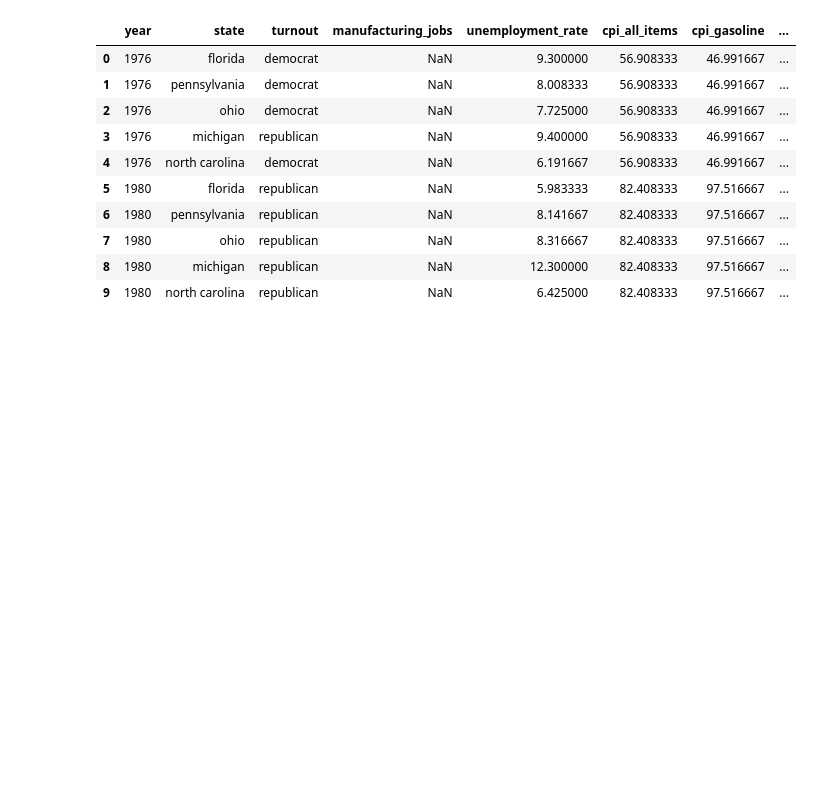
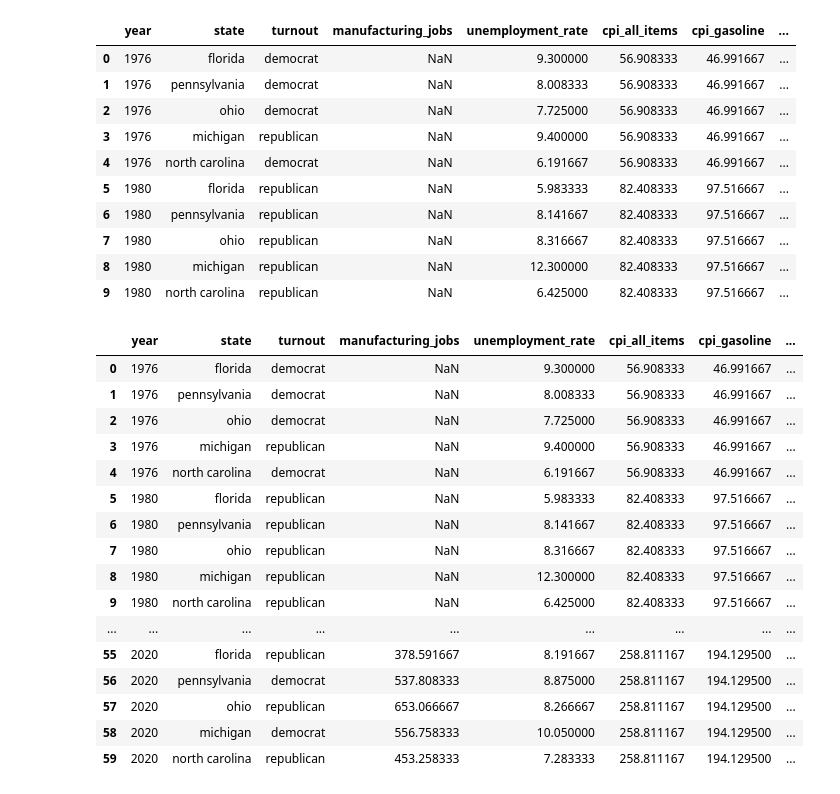
Before and after one commit to pndang/MATH189, a Jupyter notebook: Project/elections-analysis.ipynb, the cells around one changed output. Cells and saved outputs as stored; diff of their text form; code cells hidden in the pictures; blank space fills up the shorter version.

```diff
--- a/Project/elections-analysis.ipynb
+++ b/Project/elections-analysis.ipynb
@@ -465,7 +465,7 @@ test = df[df['state']=='florida'].groupby(['year', 'party']).agg({
 # %%
 # sanity check
 
-test = df[df['state']=='ohio'].groupby(['year', 'party']).agg({
+test = df[df['state']=='florida'].groupby(['year', 'party']).agg({
     'candidatevotes': 'sum',
     'totalvotes': 'max'
 })
@@ -618,3 +618,24 @@ mlDf.head(10)
 | 7 | 1980 | ohio | republican | NaN | 8.316667 | 82.408333 | 97.516667 | ... |
 | 8 | 1980 | michigan | republican | NaN | 12.300000 | 82.408333 | 97.516667 | ... |
 | 9 | 1980 | north carolina | republican | NaN | 6.425000 | 82.408333 | 97.516667 | ... |
+# %%
+showAll()
+mlDf
+# %% [output]
+|  | year | state | turnout | manufacturing_jobs | unemployment_rate | cpi_all_items | cpi_gasoline | ... |
+| 0 | 1976 | florida | democrat | NaN | 9.300000 | 56.908333 | 46.991667 | ... |
+| 1 | 1976 | pennsylvania | democrat | NaN | 8.008333 | 56.908333 | 46.991667 | ... |
+| 2 | 1976 | ohio | democrat | NaN | 7.725000 | 56.908333 | 46.991667 | ... |
+| 3 | 1976 | michigan | republican | NaN | 9.400000 | 56.908333 | 46.991667 | ... |
+| 4 | 1976 | north carolina | democrat | NaN | 6.191667 | 56.908333 | 46.991667 | ... |
+| 5 | 1980 | florida | republican | NaN | 5.983333 | 82.408333 | 97.516667 | ... |
+| 6 | 1980 | pennsylvania | republican | NaN | 8.141667 | 82.408333 | 97.516667 | ... |
+| 7 | 1980 | ohio | republican | NaN | 8.316667 | 82.408333 | 97.516667 | ... |
+| 8 | 1980 | michigan | republican | NaN | 12.300000 | 82.408333 | 97.516667 | ... |
+| 9 | 1980 | north carolina | republican | NaN | 6.425000 | 82.408333 | 97.516667 | ... |
+| ... | ... | ... | ... | ... | ... | ... | ... | ... |
+| 55 | 2020 | florida | republican | 378.591667 | 8.191667 | 258.811167 | 194.129500 | ... |
+| 56 | 2020 | pennsylvania | democrat | 537.808333 | 8.875000 | 258.811167 | 194.129500 | ... |
+| 57 | 2020 | ohio | republican | 653.066667 | 8.266667 | 258.811167 | 194.129500 | ... |
+| 58 | 2020 | michigan | democrat | 556.758333 | 10.050000 | 258.811167 | 194.129500 | ... |
+| 59 | 2020 | north carolina | republican | 453.258333 | 7.283333 | 258.811167 | 194.129500 | ... |
```
Also changed, not shown: parts of 3 cells of this notebook.
